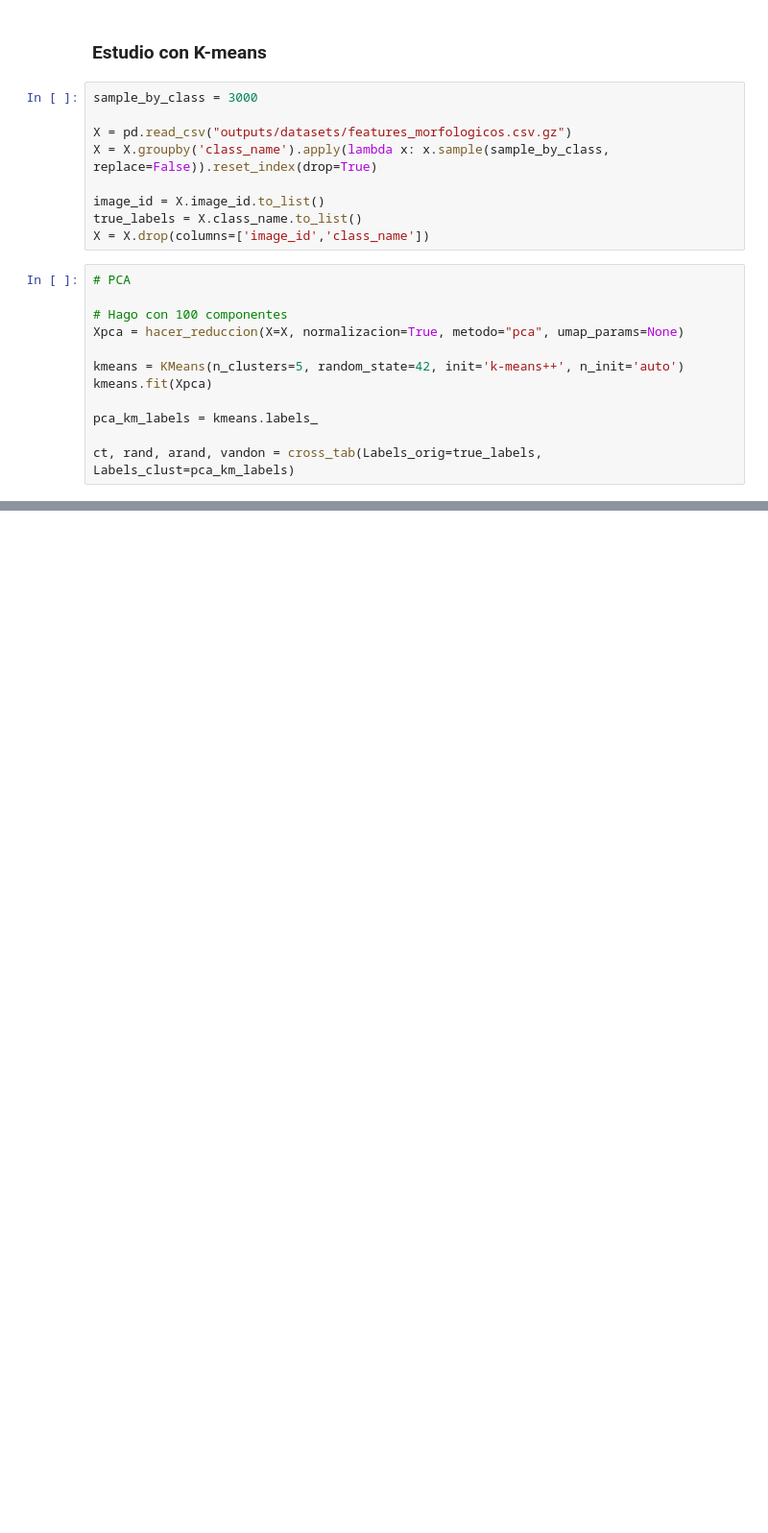
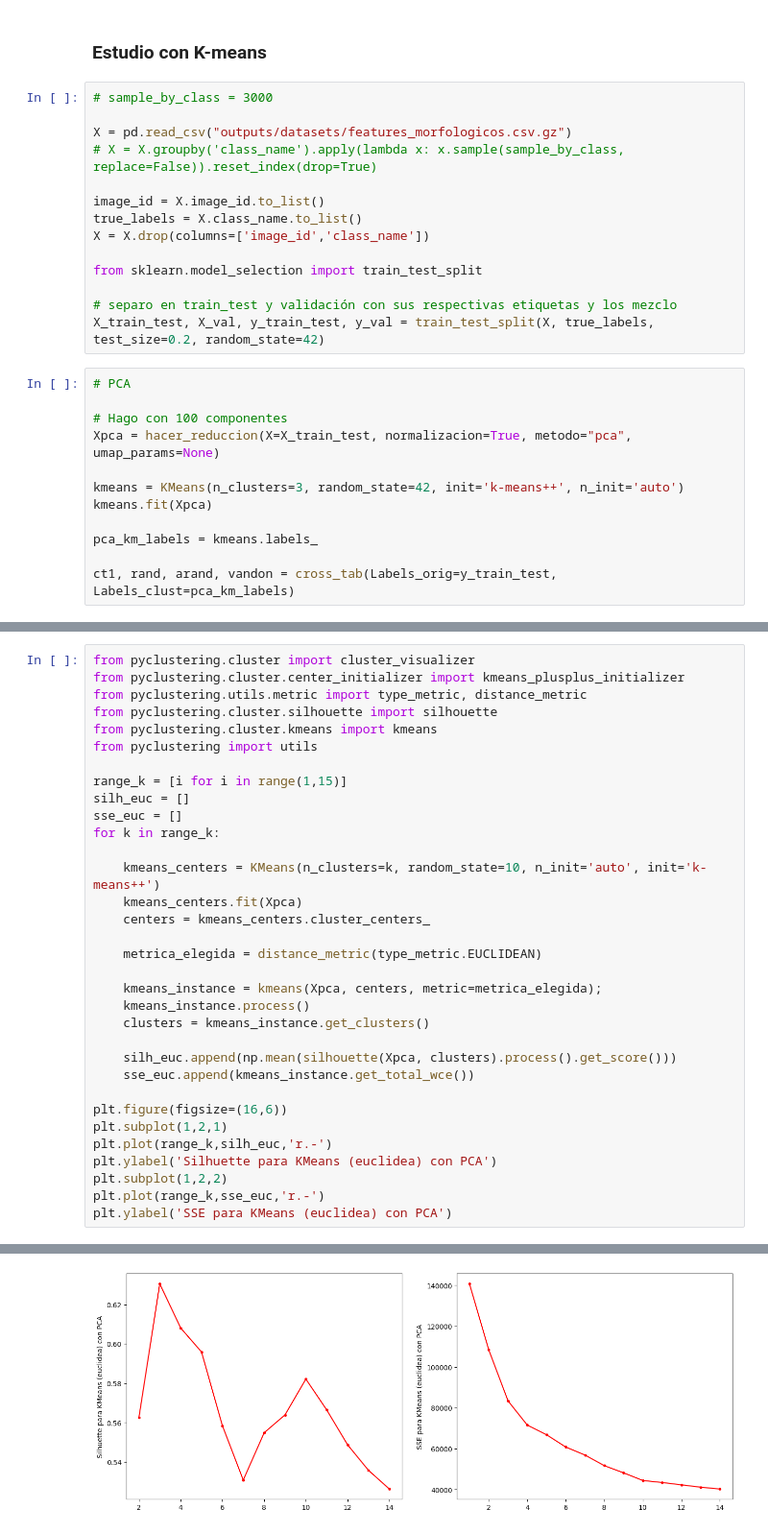
Before and after one commit to Ignacio-Ibarra/unsupervised-rice-image-segmentation, a Jupyter notebook: connected_components.ipynb, the cells around one changed output, grey strips where cells are left out. Shown at 96% size. Cells and saved outputs as stored; diff of their text form; blank space fills up the shorter version.

```diff
--- a/connected_components.ipynb
+++ b/connected_components.ipynb
@@ -279,25 +279,30 @@ plt.show()
 # %% [markdown]
 ### Estudio con K-means
 # %%
-sample_by_class = 3000
+# sample_by_class = 3000
 
 X = pd.read_csv("outputs/datasets/features_morfologicos.csv.gz")
-X = X.groupby('class_name').apply(lambda x: x.sample(sample_by_class, replace=False)).reset_index(drop=True)
+# X = X.groupby('class_name').apply(lambda x: x.sample(sample_by_class, replace=False)).reset_index(drop=True)
 
 image_id = X.image_id.to_list()
 true_labels = X.class_name.to_list()
 X = X.drop(columns=['image_id','class_name'])
+
+from sklearn.model_selection import train_test_split
+
+# separo en train_test y validación con sus respectivas etiquetas y los mezclo
+X_train_test, X_val, y_train_test, y_val = train_test_split(X, true_labels, test_size=0.2, random_state=42)
 # %%
 # PCA
 
 # Hago con 100 componentes
-Xpca = hacer_reduccion(X=X, normalizacion=True, metodo="pca", umap_params=None)
+Xpca = hacer_reduccion(X=X_train_test, normalizacion=True, metodo="pca", umap_params=None)
 
-kmeans = KMeans(n_clusters=5, random_state=42, init='k-means++', n_init='auto')
+kmeans = KMeans(n_clusters=3, random_state=42, init='k-means++', n_init='auto')
 kmeans.fit(Xpca)
 
 pca_km_labels = kmeans.labels_
 
-ct, rand, arand, vandon = cross_tab(Labels_orig=true_labels, Labels_clust=pca_km_labels)
+ct1, rand, arand, vandon = cross_tab(Labels_orig=y_train_test, Labels_clust=pca_km_labels)
 # %% [output]
 Reduction Method PCA
@@ -304,0 +318,34 @@ RAND score=0.8795, Ajusted RAND=0.6249, vanDongen=0.3278 cantidad_de_muestras=15
+# %%
+from pyclustering.cluster import cluster_visualizer
+from pyclustering.cluster.center_initializer import kmeans_plusplus_initializer
+from pyclustering.utils.metric import type_metric, distance_metric
+from pyclustering.cluster.silhouette import silhouette
+from pyclustering.cluster.kmeans import kmeans
+from pyclustering import utils
+
+range_k = [i for i in range(1,15)]
+silh_euc = []
+sse_euc = []
+for k in range_k:
+
+    kmeans_centers = KMeans(n_clusters=k, random_state=10, n_init='auto', init='k-means++')
+    kmeans_centers.fit(Xpca)
+    centers = kmeans_centers.cluster_centers_
+
+    metrica_elegida = distance_metric(type_metric.EUCLIDEAN)
+
+    kmeans_instance = kmeans(Xpca, centers, metric=metrica_elegida);
+    kmeans_instance.process()
+    clusters = kmeans_instance.get_clusters()
+
+    silh_euc.append(np.mean(silhouette(Xpca, clusters).process().get_score()))
+    sse_euc.append(kmeans_instance.get_total_wce())
+
+plt.figure(figsize=(16,6))
+plt.subplot(1,2,1)
+plt.plot(range_k,silh_euc,'r.-')
+plt.ylabel('Silhuette para KMeans (euclidea) con PCA')
+plt.subplot(1,2,2)
+plt.plot(range_k,sse_euc,'r.-')
+plt.ylabel('SSE para KMeans (euclidea) con PCA')
+# %% [output]
@@ -305,3 +353,4 @@ RAND score=0.8795, Ajusted RAND=0.6249, vanDongen=0.3278 cantidad_de_muestras=15
+[figure, added]
 # %%
 # UMAP
 
```
Also changed, not shown: parts of 9 cells of this notebook.
